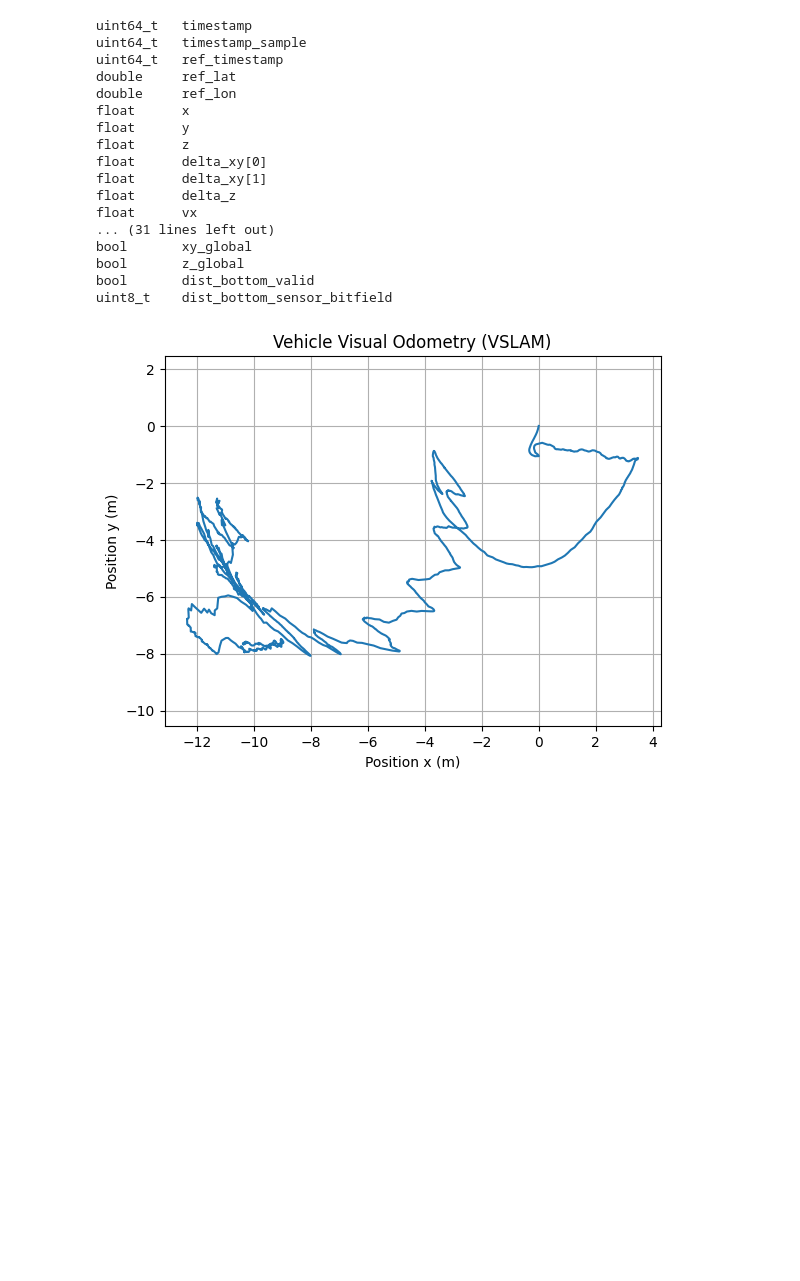
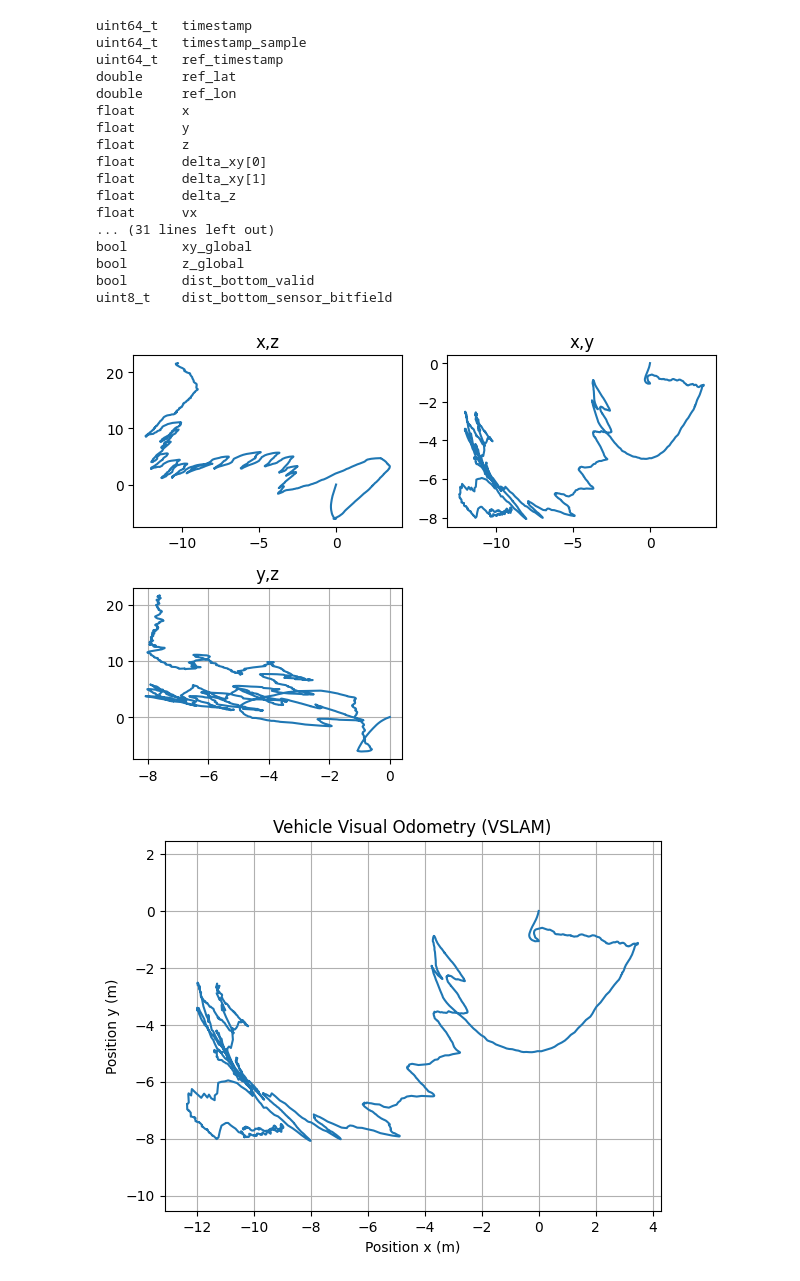
Before and after one commit to netdrones/flight_review, a Jupyter notebook: app/plotting_vslam.ipynb, the cells around one changed output. Saved outputs shown, nothing was run; the diff lists cells and outputs as text; code cells hidden in the pictures; blank space fills up the shorter version.

Commit message:
added subplots for vslam graphs

```diff
--- a/app/plotting_vslam.ipynb
+++ b/app/plotting_vslam.ipynb
@@ -99,6 +99,36 @@ bool       xy_global
 bool       z_global
 bool       dist_bottom_valid
 uint8_t    dist_bottom_sensor_bitfield
+# %%
+vehicle_visual_odometry = ulog.get_dataset('vehicle_visual_odometry').data
+vslam_x = vehicle_visual_odometry['x']
+vslam_y = vehicle_visual_odometry['y']
+vslam_z = vehicle_visual_odometry['z']
+
+plot1 = plt.subplot2grid((2, 2), (0, 0), colspan=1)
+plot2 = plt.subplot2grid((2, 2), (0, 1), rowspan=1, colspan=1)
+plot3 = plt.subplot2grid((2, 2), (1, 0), rowspan=1)
+
+x = np.arange(1, 10)
+
+# Plot for square root
+plot2.plot(vslam_x,vslam_y)
+plot2.set_title('x,y')
+
+# Plot for exponent
+plot1.plot(vslam_x,vslam_z)
+plot1.set_title('x,z')
+
+# Plot for Square
+plot3.plot(vslam_y,vslam_z)
+plot3.set_title('y,z')
+plot3.grid()
+
+# Packing all the plots and displaying them
+plt.tight_layout()
+plt.show()
+# %% [output]
+[figure, added]
 # %%
 vehicle_visual_odometry = ulog.get_dataset('vehicle_visual_odometry').data
 vslam_x = vehicle_visual_odometry['x']
```
